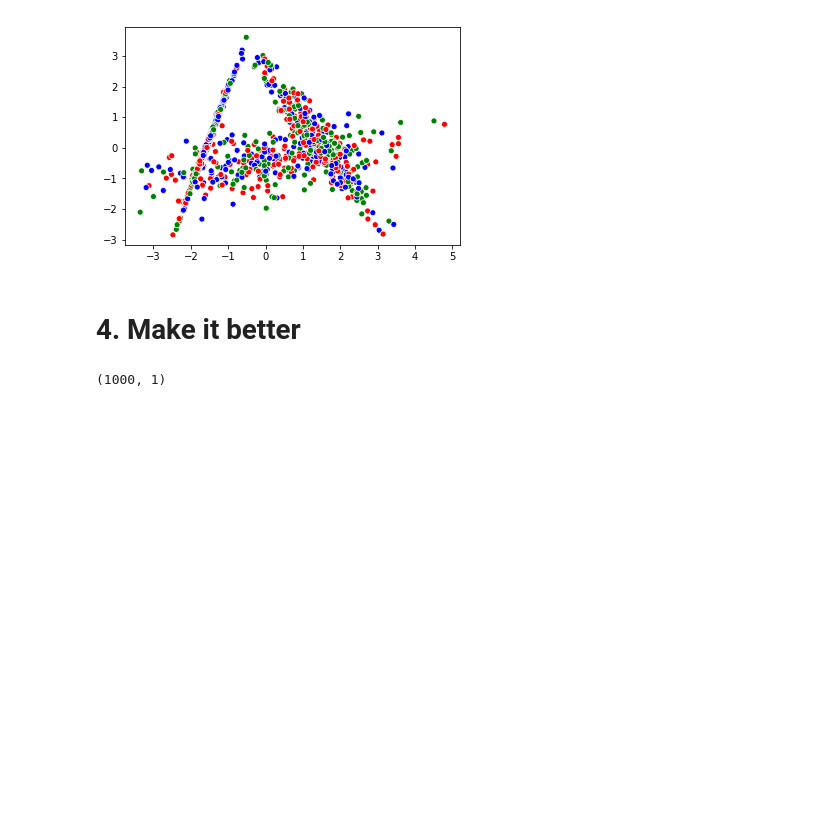
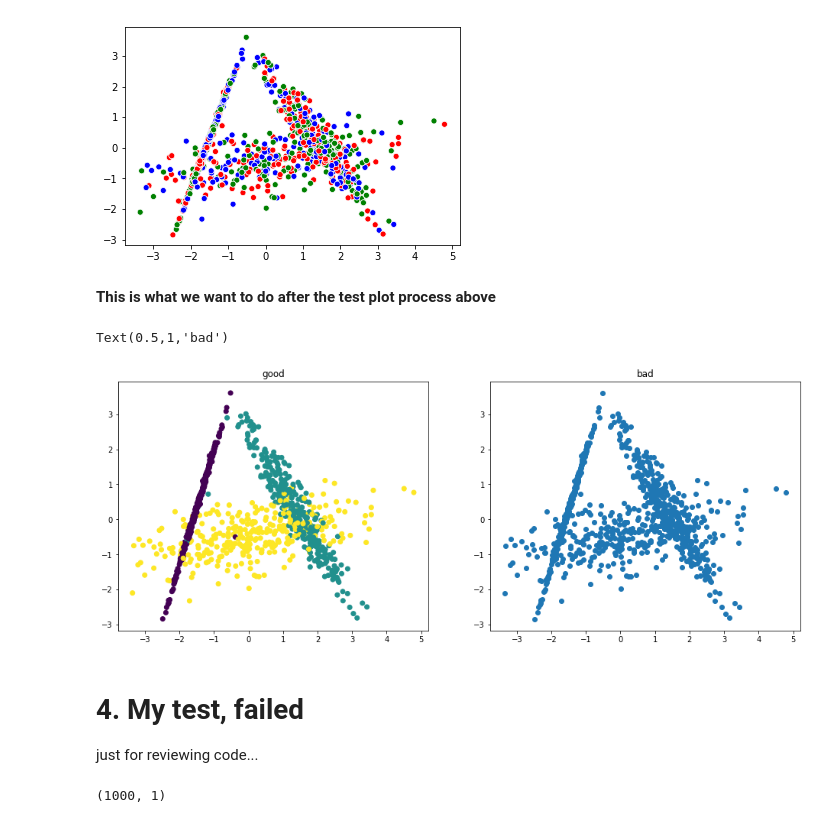
Before and after one commit to davidkorea/ai300_ML, a Jupyter notebook: 05_LDA/ai300_LDA.ipynb, the cells around one changed output. Saved outputs shown, nothing was run; the diff lists cells and outputs as text; code cells hidden in the pictures; blank space fills up the shorter version.

```diff
--- a/05_LDA/ai300_LDA.ipynb
+++ b/05_LDA/ai300_LDA.ipynb
@@ -105,8 +105,23 @@ sns.scatterplot(X_lda[:,0], X_lda[:,1], c=['r','b','g'])
 # %% [output]
 <matplotlib.axes._subplots.AxesSubplot at 0x...>
 [figure]
-# %% [markdown]
-# 4. Make it better
+# %% [markdown]
+**This is what we want to do after the test plot process above**
+# %%
+fig = plt.figure(figsize=(16,6))
+ax1 = fig.add_subplot(1,2,1)
+ax1.scatter(X_lda[:,0], X_lda[:,1], c=y, cmap=plt.cm.viridis_r)
+ax1.set_title('good')
+ax2 = fig.add_subplot(1,2,2)
+ax2.scatter(X_lda[:,0], X_lda[:,1])
+ax2.set_title('bad')
+# %% [output]
+Text(0.5,1,'bad')
+[figure, added]
+# %% [markdown]
+# 4. My test, failed
+
+just for reviewing code...
 # %%
 y = y.reshape(-1,1)
 y.shape
```
Also changed, not shown: parts of 6 cells of this notebook.
